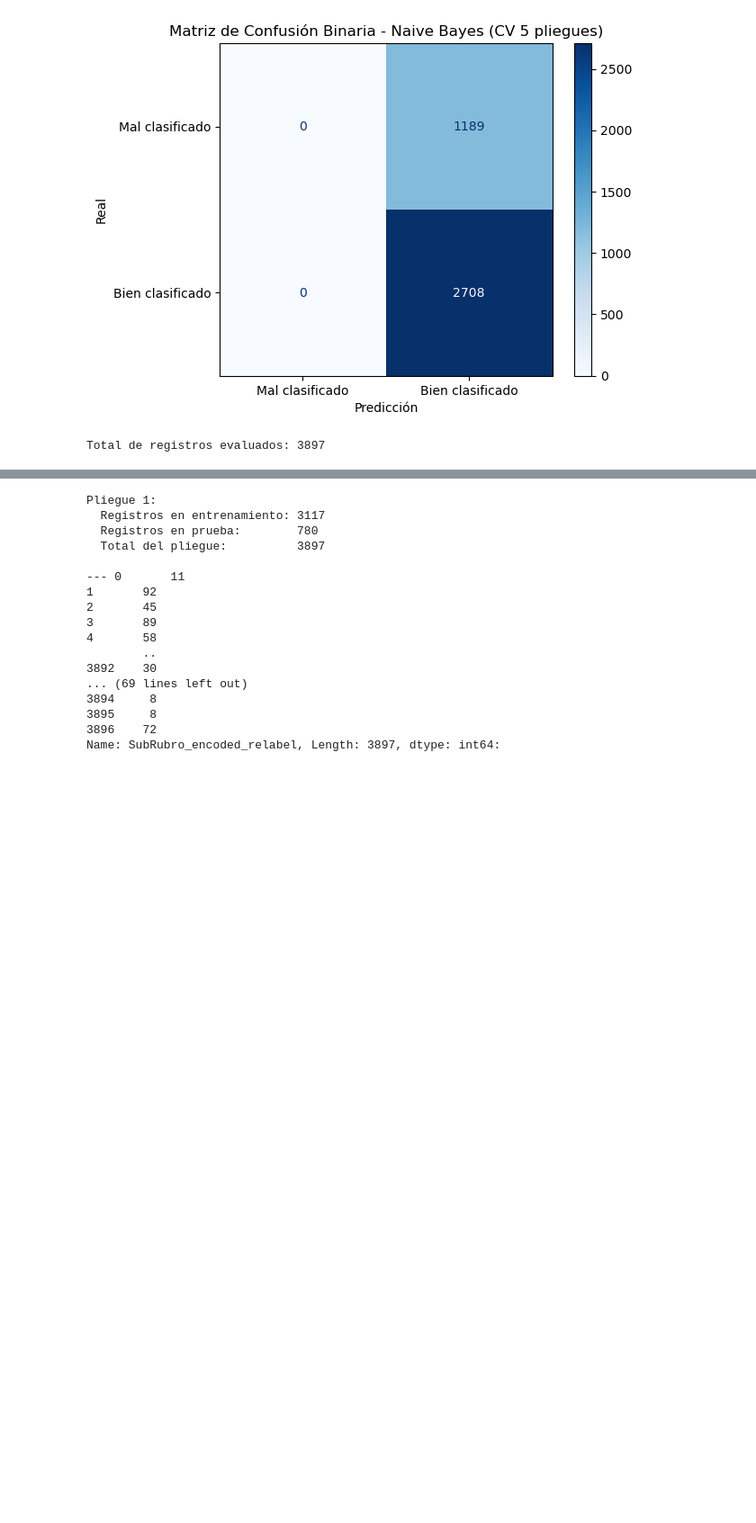
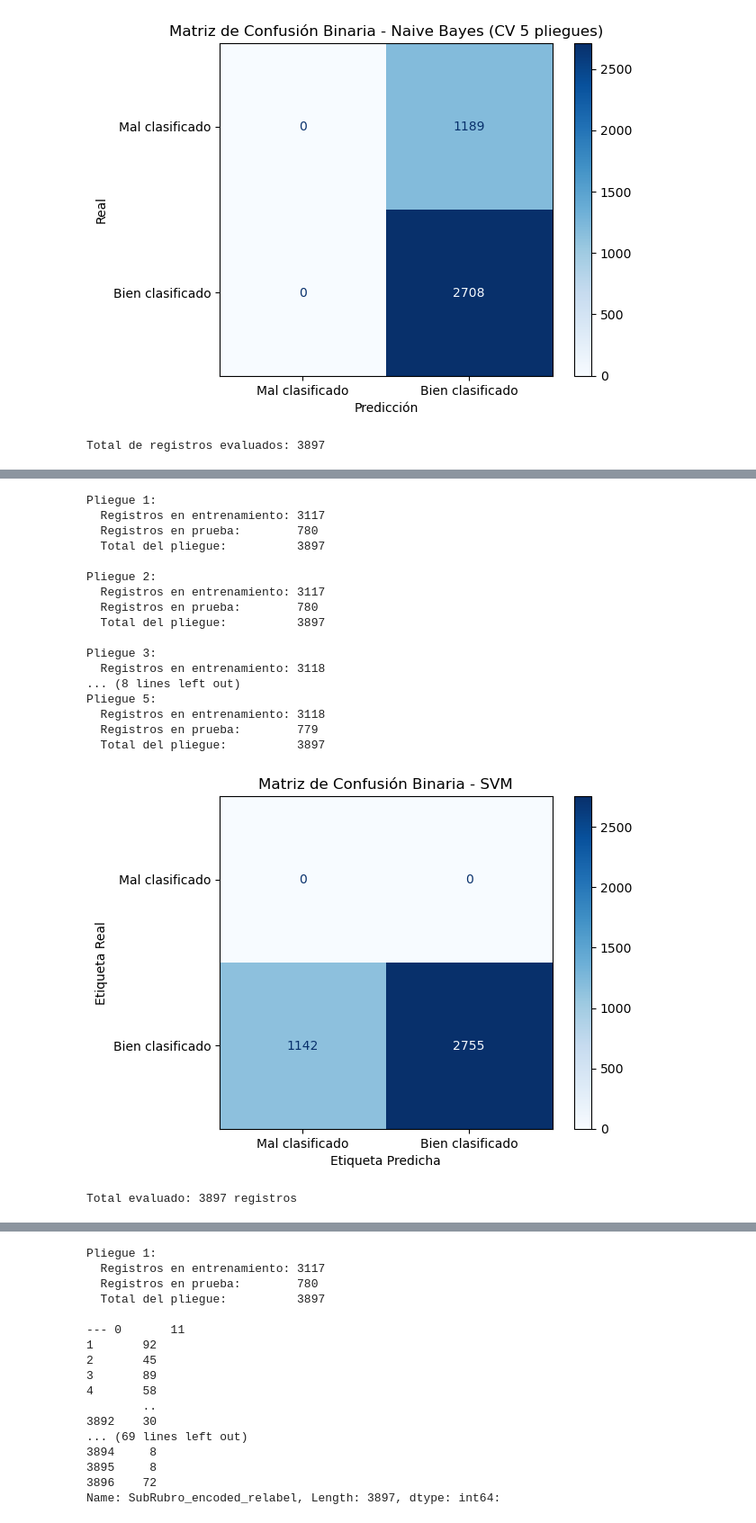
Before and after one commit to rociovanesa/TesisMaestriaCienciasdeDatos, a Jupyter notebook: TesisV2-4.ipynb, the cells around one changed output, grey strips where cells are left out. Shown: that part at 90% size. Saved outputs shown, nothing was run; the diff lists cells and outputs as text; code cells hidden in the pictures; blank space fills up the shorter version.

```diff
--- a/TesisV2-4.ipynb
+++ b/TesisV2-4.ipynb
@@ -1595,0 +1808,80 @@ Pliegue 3:
+# %%
+# 2 svm
+import numpy as np
+import pandas as pd
+import matplotlib.pyplot as plt
+from sklearn.svm import SVC
+from sklearn.model_selection import StratifiedKFold
+from sklearn.metrics import confusion_matrix, ConfusionMatrixDisplay
+from sklearn.feature_extraction.text import TfidfVectorizer
+from sklearn.preprocessing import LabelEncoder
+
+# --- 1. Datos de entrada ---
+# Asegúrate de reemplazar esta parte con tu DataFrame real
+# sata = pd.read_csv("tu_archivo.csv")  # ejemplo
+# data = data[data['Nombre_Limpio'].str.strip() != ""]  # eliminar vacíos si existen
+
+# --- 2. Vectorización TF-IDF ---
+# tfidf_vectorizer = TfidfVectorizer(ngram_range=(1, 2))
+# X = tfidf_vectorizer.fit_transform(data['Nombre_Limpio']).toarray()
+
+# --- 3. Codificación de SubRubro ---
+# le = LabelEncoder()
+# y = pd.Series(le.fit_transform(data['SubRubro']))
+
+# --- 4. Modelo SVM con mejores hiperparámetros ---
+modelo = SVC(C=10, gamma='scale', kernel='linear')
+
+# --- 5. Validación cruzada (5 pliegues) ---
+kf = StratifiedKFold(n_splits=5, shuffle=True, random_state=42)
+y_true_bin = []
+y_pred_bin = []
+
+for fold, (train_idx, test_idx) in enumerate(kf.split(X, y), start=1):
+    X_train, X_test = X[train_idx], X[test_idx]
+    y_train, y_test = y.iloc[train_idx], y.iloc[test_idx]
+
+    print(f"Pliegue {fold}:")
+    print(f"  Registros en entrenamiento: {len(train_idx)}")
+    print(f"  Registros en prueba:        {len(test_idx)}")
+    print(f"  Total del pliegue:          {len(train_idx) + len(test_idx)}\n")
+
+    modelo.fit(X_train, y_train)
+    y_pred = modelo.predict(X_test)
+
+    # Clasificación binaria: 1 si acierta, 0 si falla
+    binaria = (y_pred == y_test).astype(int)
+    y_true_bin.extend([1] * len(y_test))  # se espera que acierte
+    y_pred_bin.extend(binaria)
+
+# --- 6. Matriz de confusión binaria ---
+cm = confusion_matrix(y_true_bin, y_pred_bin, labels=[0, 1])
+disp = ConfusionMatrixDisplay(confusion_matrix=cm,
+                              display_labels=["Mal clasificado", "Bien clasificado"])
+disp.plot(cmap="Blues", values_format='d')
+plt.title("Matriz de Confusión Binaria - SVM")
+plt.xlabel("Etiqueta Predicha")
+plt.ylabel("Etiqueta Real")
+plt.show()
+
+print(f"Total evaluado: {len(y_true_bin)} registros")
+# %% [output]
+Pliegue 1:
+  Registros en entrenamiento: 3117
+  Registros en prueba:        780
+  Total del pliegue:          3897
+
+Pliegue 2:
+  Registros en entrenamiento: 3117
+  Registros en prueba:        780
+  Total del pliegue:          3897
+
+Pliegue 3:
+  Registros en entrenamiento: 3118
+... (8 lines left out)
+Pliegue 5:
+  Registros en entrenamiento: 3118
+  Registros en prueba:        779
+  Total del pliegue:          3897
+[figure, added]
+Total evaluado: 3897 registros
```
Also changed, not shown: parts of 11 cells of this notebook.
